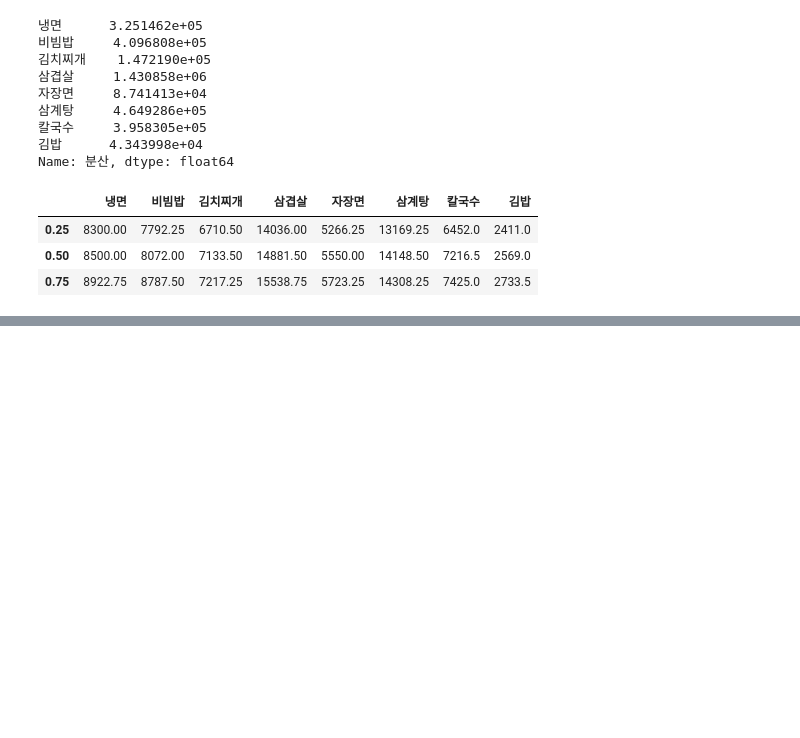
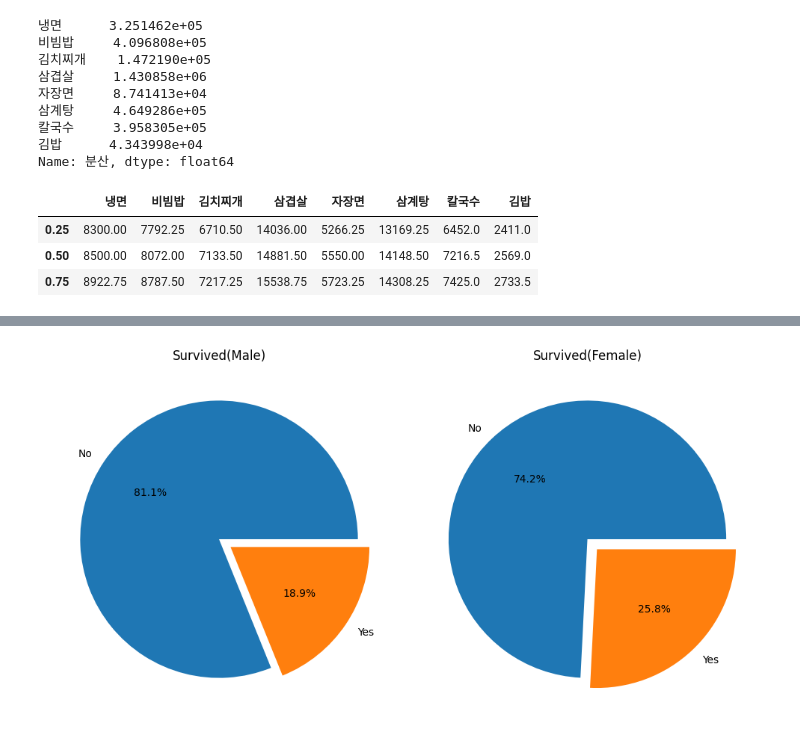
Before and after one commit to ChopinBag/cseHW, a Jupyter notebook: Practice/2-1/DS_Intro/midterm/statsmodels.ipynb, the cells around one changed output, grey strips where cells are left out. Saved outputs shown, nothing was run; the diff lists cells and outputs as text; code cells hidden in the pictures; blank space fills up the shorter version.

```diff
--- a/Practice/2-1/DS_Intro/midterm/statsmodels.ipynb
+++ b/Practice/2-1/DS_Intro/midterm/statsmodels.ipynb
@@ -61,0 +90,4 @@ Name: 분산, dtype: float64
+# %%
+import seaborn as sns
+df_titanic = pd.read_excel('../assets/titanic.xlsx')
+df_titanic.isnull().sum()
@@ -61,0 +111,3 @@ Name: 분산, dtype: float64
+# %%
+df_titanic['age'] = df_titanic['age'].fillna(df_titanic['age'].median())
+df_titanic['embarked'].value_counts()
@@ -61,0 +120,2 @@ Name: 분산, dtype: float64
+# %%
+df_titanic['embarked']=df_titanic['embarked'].fillna('S')
@@ -61,0 +130,3 @@ Name: 분산, dtype: float64
+# %%
+df_titanic['embark_town'] = df_titanic['embark_town'].fillna('Southampton')
+df_titanic['deck'] = df_titanic['deck'].fillna('C')
@@ -61,0 +152,16 @@ Name: 분산, dtype: float64
+# %%
+fig, ax = plt.subplots(1,2,figsize=(10,5))
+
+male_counts = df_titanic['survived'][df_titanic['sex']=='male'].value_counts()
+female_counts = df_titanic['survived'][df_titanic['sex']=='female'].value_counts()
+
+ax[0].pie(male_counts, labels=['No', 'Yes'], autopct='%1.1f%%', explode=[0, 0.1])
+ax[0].set_title('Survived(Male)')
+
+ax[1].pie(female_counts, labels=['No', 'Yes'], autopct='%1.1f%%', explode=[0, 0.1])
+ax[1].set_title('Survived(Female)')
+
+plt.tight_layout()
+plt.show()
+# %% [output]
+[figure, added]
```
Also changed, not shown: parts of 16 cells of this notebook, 1 other file.
